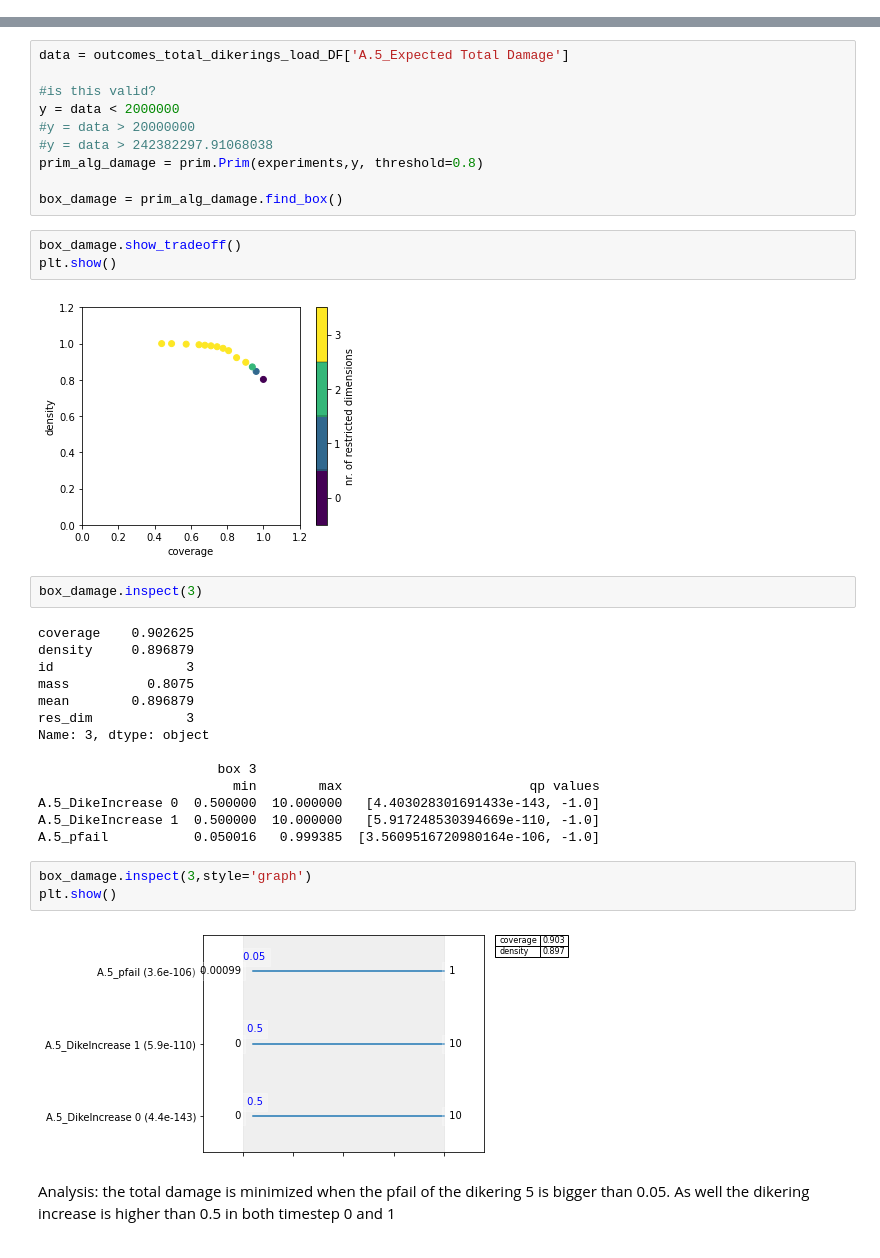
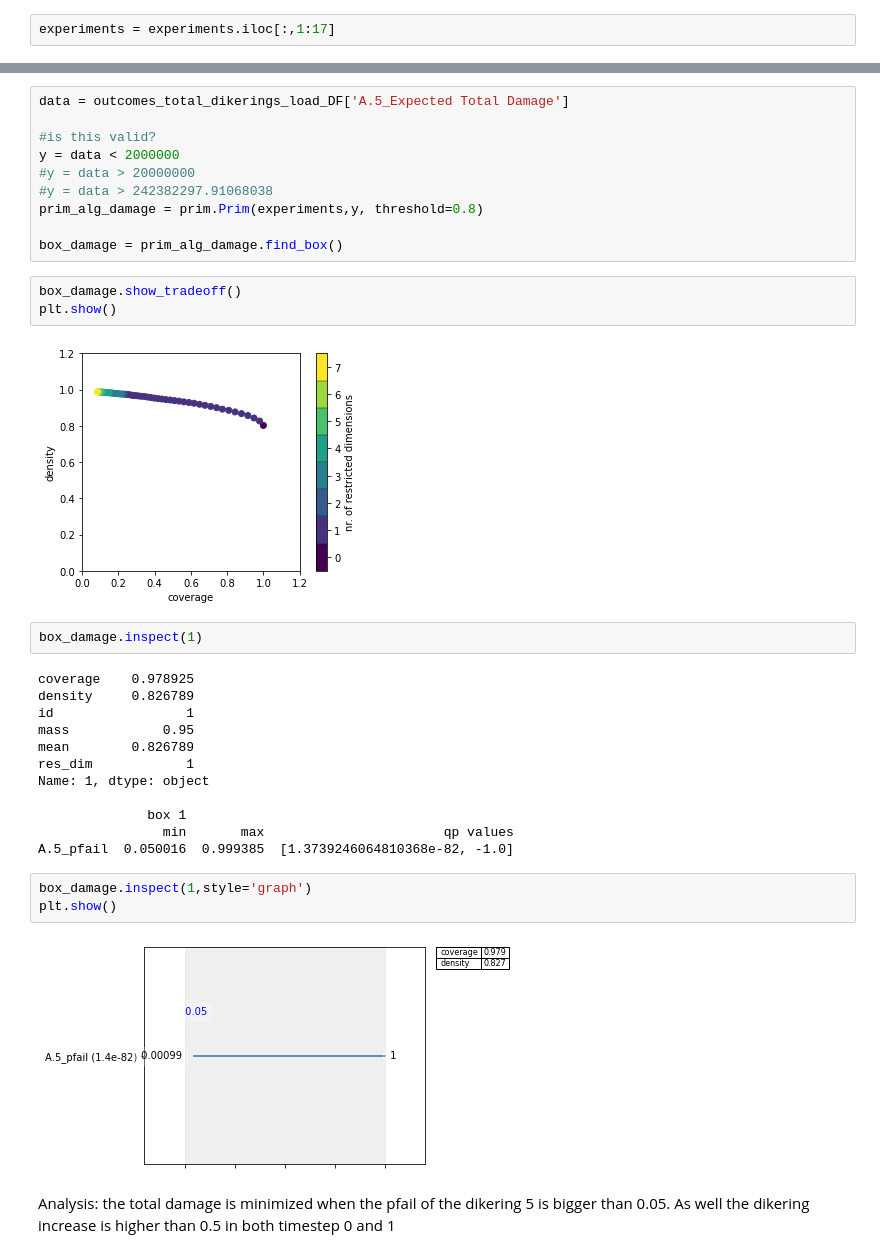
Before and after one commit to ArieTieszoon/ModelBasedDecisionMaking_G18, a Jupyter notebook: Give files/Prim_and_dimensional_stacking_100_policies.ipynb, the cells around one changed output, grey strips where cells are left out. Drawn from its saved outputs; the diff is of its cells as text.

```diff
--- a/Give files/Prim_and_dimensional_stacking_100_policies.ipynb
+++ b/Give files/Prim_and_dimensional_stacking_100_policies.ipynb
@@ -11,3 +13,5 @@ outcomes_total_dikerings_load_DF = pd.read_csv('Outcomes/Proccesed_basecase_full
+# %%
+experiments = experiments.iloc[:,1:17]
 # %%
 experiments.head()
 # %% [output]
@@ -247,28 +249,26 @@ box_damage = prim_alg_damage.find_box()
 box_damage.show_tradeoff()
 plt.show()
 # %% [output]
-[figure, old version]
+[figure, new version]
 # %%
-box_damage.inspect(3)
+box_damage.inspect(1)
 # %% [output]
-coverage    0.902625
-density     0.896879
-id                 3
-mass          0.8075
-mean        0.896879
-res_dim            3
-Name: 3, dtype: object
+coverage    0.978925
+density     0.826789
+id                 1
+mass            0.95
+mean        0.826789
+res_dim            1
+Name: 1, dtype: object
 
-                       box 3
-                         min        max                        qp values
-A.5_DikeIncrease 0  0.500000  10.000000   [4.403028301691433e-143, -1.0]
-A.5_DikeIncrease 1  0.500000  10.000000   [5.917248530394669e-110, -1.0]
-A.5_pfail           0.050016   0.999385  [3.5609516720980164e-106, -1.0]
+              box 1
+                min       max                       qp values
+A.5_pfail  0.050016  0.999385  [1.3739246064810368e-82, -1.0]
 # %%
-box_damage.inspect(3,style='graph')
+box_damage.inspect(1,style='graph')
 plt.show()
 # %% [output]
-[figure, old version]
+[figure, new version]
 # %% [markdown]
 Analysis: the total damage is minimized when the pfail of the dikering 5 is bigger than 0.05. As well the dikering increase is higher than 0.5 in both timestep 0 and 1
 # %% [markdown]
```
Also changed, not shown: parts of 11 cells of this notebook.
